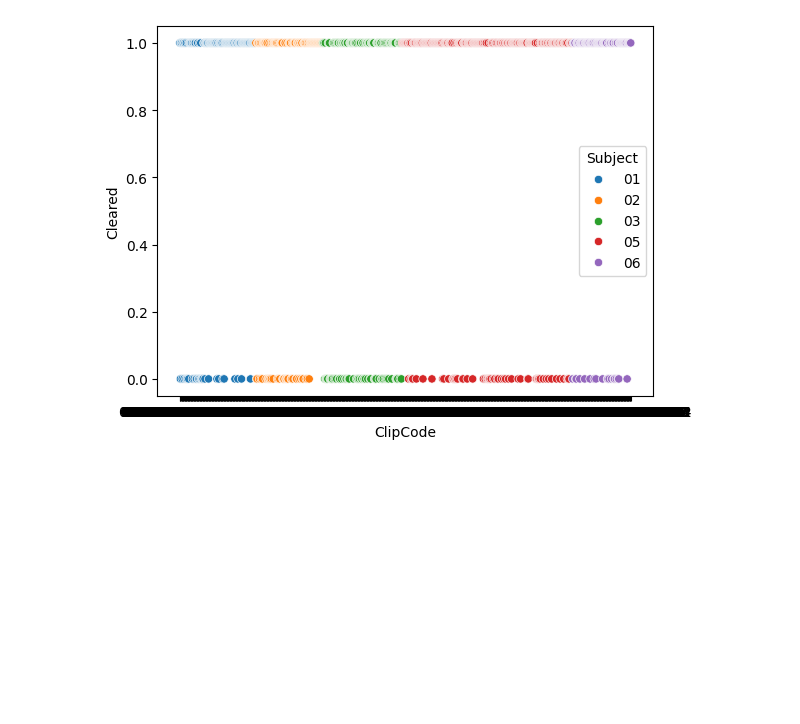
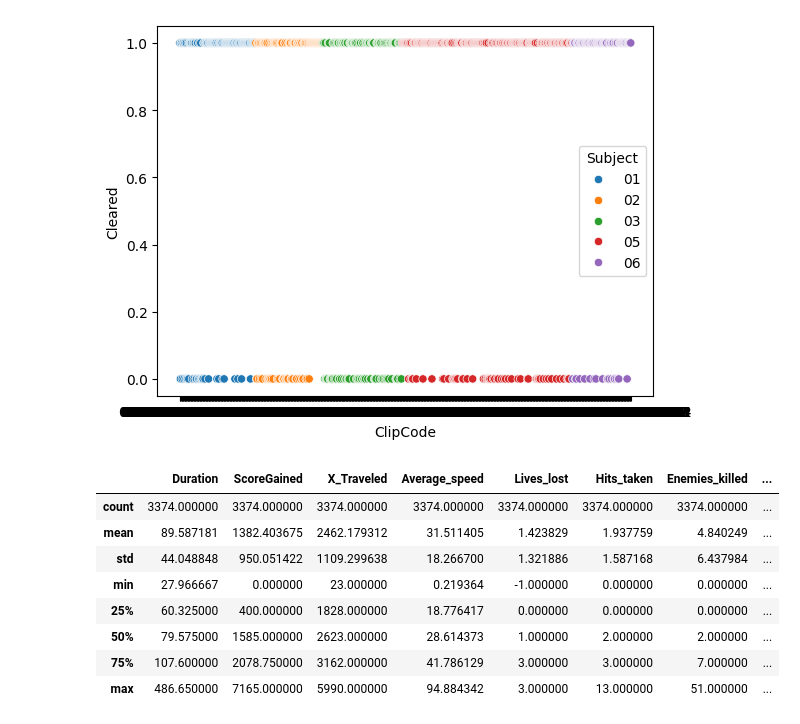
Before and after one commit to courtois-neuromod/mario_learning.behavior, a Jupyter notebook: notebooks/human_learning_traces.ipynb, the cells around one changed output. Saved outputs shown, nothing was run; the diff lists cells and outputs as text; code cells hidden in the pictures; blank space fills up the shorter version.

```diff
--- a/notebooks/human_learning_traces.ipynb
+++ b/notebooks/human_learning_traces.ipynb
@@ -318,3 +324,15 @@ for subject in subset_df['Subject'].unique():
 # %% [output]
 <Axes: xlabel='ClipCode', ylabel='Cleared'>
 [figure]
+# %%
+repetitions_df.describe()
+# %% [output]
+|  | Duration | ScoreGained | X_Traveled | Average_speed | Lives_lost | Hits_taken | Enemies_killed | ... |
+| count | 3374.000000 | 3374.000000 | 3374.000000 | 3374.000000 | 3374.000000 | 3374.000000 | 3374.000000 | ... |
+| mean | 89.587181 | 1382.403675 | 2462.179312 | 31.511405 | 1.423829 | 1.937759 | 4.840249 | ... |
+| std | 44.048848 | 950.051422 | 1109.299638 | 18.266700 | 1.321886 | 1.587168 | 6.437984 | ... |
+| min | 27.966667 | 0.000000 | 23.000000 | 0.219364 | -1.000000 | 0.000000 | 0.000000 | ... |
+| 25% | 60.325000 | 400.000000 | 1828.000000 | 18.776417 | 0.000000 | 0.000000 | 0.000000 | ... |
+| 50% | 79.575000 | 1585.000000 | 2623.000000 | 28.614373 | 1.000000 | 2.000000 | 2.000000 | ... |
+| 75% | 107.600000 | 2078.750000 | 3162.000000 | 41.786129 | 3.000000 | 3.000000 | 7.000000 | ... |
+| max | 486.650000 | 7165.000000 | 5990.000000 | 94.884342 | 3.000000 | 13.000000 | 51.000000 | ... |
```
Also changed, not shown: parts of 3 cells of this notebook.
